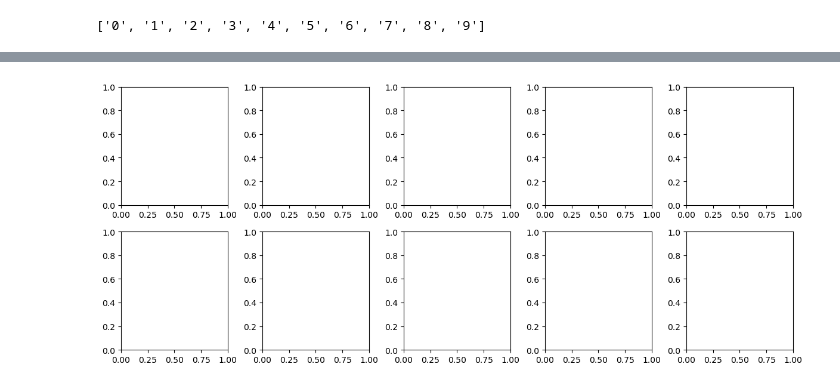
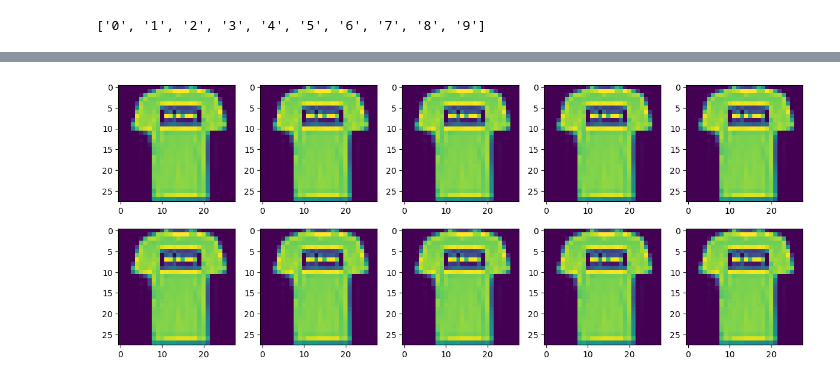
Before and after one commit to Afiq139/Data_Science-AI, a Jupyter notebook: Python_Deep_Learning_&_Artificial_Intelligence/6_Introduction_to_Computer_Vision_with_Deep_Learning/4_Fashion_MNIST_Dataset_Analysis/1_Fashion_MNIST_Dataset_Analysis.ipynb, the cells around one changed output, grey strips where cells are left out. Drawn from its saved outputs; the diff is of its cells as text; code cells hidden in the pictures.

```diff
--- a/Python_Deep_Learning_&_Artificial_Intelligence/6_Introduction_to_Computer_Vision_with_Deep_Learning/4_Fashion_MNIST_Dataset_Analysis/1_Fashion_MNIST_Dataset_Analysis.ipynb
+++ b/Python_Deep_Learning_&_Artificial_Intelligence/6_Introduction_to_Computer_Vision_with_Deep_Learning/4_Fashion_MNIST_Dataset_Analysis/1_Fashion_MNIST_Dataset_Analysis.ipynb
@@ -132,8 +187,10 @@ class_indices
 # %%
 for i in class_indices:
     i = int(i)
     plt.subplot(2,5, i+1)
+    img = X[y=='0'].iloc[0].to_numpy().reshape(28,28)
+    plt.imshow(img)
 
 plt.tight_layout()
 # %% [output]
-[figure, old version]
+[figure, new version]
```
Also changed, not shown: parts of 3 cells of this notebook.
